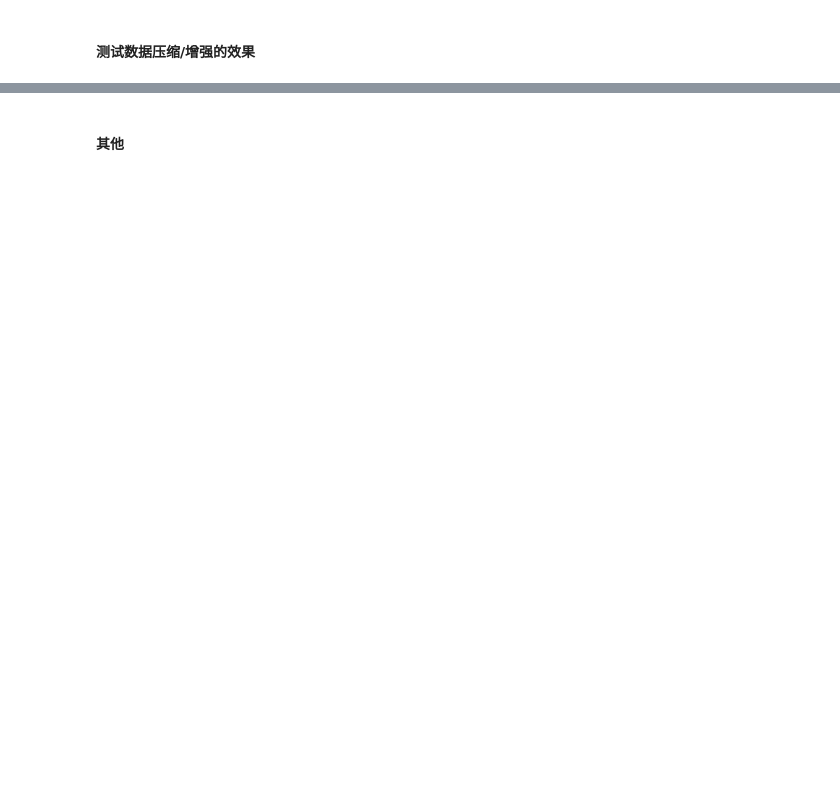
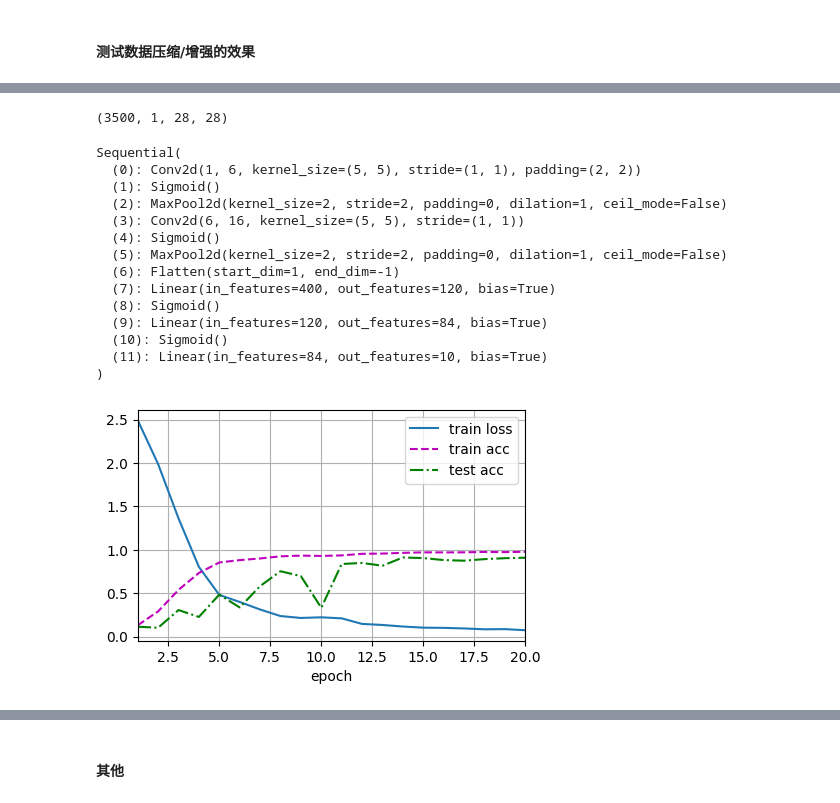
Before and after one commit to houhuawei23/geo-feature, a Jupyter notebook: hhw_code/main.ipynb, the cells around one changed output, grey strips where cells are left out. Drawn from its saved outputs; the diff is of its cells as text; code cells hidden in the pictures; blank space fills up the shorter version.

```diff
--- a/hhw_code/main.ipynb
+++ b/hhw_code/main.ipynb
@@ -103,6 +85,0 @@ with open(geo_feature_path, 'wb') as f:
-# %%
-# read from file
-with open(geo_feature_path, 'rb') as f:
-    each_class_feature = pickle.load(f)
-    egr_scope = pickle.load(f)
-    uhop_scope = pickle.load(f)
@@ -142,7 +87,10 @@ class_uhop
 #### 数据压缩/增强
 # %%
 # 获取 egr, uhop 阈值
-egr_threshold = (egr_scope[0] + egr_scope[1]) / 2.0
-uhop_threshold = (uhop_scope[0] + uhop_scope[1]) / 2.0
+# egr_threshold = (egr_scope[0] + egr_scope[1]) / 2.0
+# uhop_threshold = (uhop_scope[0] + uhop_scope[1]) / 2.0
 
-rate = 0.1
+rate = 0.3
+egr_threshold = egr_scope[1] - (egr_scope[1] - egr_scope[0]) * rate
+uhop_threshold = uhop_scope[1] - (uhop_scope[1] - uhop_scope[0]) * rate
+egr_threshold, uhop_threshold
@@ -149,5 +99,5 @@ rate = 0.1
 # %%
-s_res_dataset, s_removed_dataset = dataset_compress(classified_dataset = classified_dataset,
+res_data_dict, removed_data_dict = dataset_compress(classified_dataset = classified_dataset,
                                                     each_class_feature = each_class_feature,
                                                     rate = rate,
                                                     egr_threshold = egr_threshold,
@@ -214,0 +107,10 @@ res_lenet = network.LeNet
+# %%
+import torch.utils.data as torch_data
+res_train_X = np.concatenate([res_data_dict[label] for label in res_data_dict.keys()]).reshape(-1, 1, 28, 28).astype(np.float32)
+res_train_y = np.concatenate([np.ones(res_data_dict[label].shape[0]) * label for label in res_data_dict.keys()]).astype(np.int64)
+res_train_dataset = torch_data.TensorDataset(torch.from_numpy(res_train_X), torch.from_numpy(res_train_y))
+
+batch_size = 64
+
+res_train_iter = torch_data.DataLoader(res_train_dataset, batch_size=batch_size, shuffle=True)
+mnist_test_iter = torch_data.DataLoader(mnist_testset, batch_size=batch_size, shuffle=False)
@@ -214,0 +128,35 @@ res_lenet = network.LeNet
+# %%
+# for X, y in res_train_iter:
+#     print("res_iter", X.shape, y.shape)
+#     print(f"type: X: {X.dtype}, y: {y.dtype}")
+#     break
+# for X, y in mnist_test_iter:
+#     print("test_iter", X.shape, y.shape)
+#     print(f"type: X: {X.dtype}, y: {y.dtype}")
+#     break
+bench_data_arr.shape
+# %% [output]
+(3500, 1, 28, 28)
+# %%
+from network import LeNet, train
+lr, num_epochs = 0.9, 20
+
+# 在小数据上压缩后训练 (train_size * (1-rate))
+net = LeNet
+train(net, res_train_iter, mnist_test_iter, num_epochs, lr, device = utils.try_gpu())
+# %% [output]
+Sequential(
+  (0): Conv2d(1, 6, kernel_size=(5, 5), stride=(1, 1), padding=(2, 2))
+  (1): Sigmoid()
+  (2): MaxPool2d(kernel_size=2, stride=2, padding=0, dilation=1, ceil_mode=False)
+  (3): Conv2d(6, 16, kernel_size=(5, 5), stride=(1, 1))
+  (4): Sigmoid()
+  (5): MaxPool2d(kernel_size=2, stride=2, padding=0, dilation=1, ceil_mode=False)
+  (6): Flatten(start_dim=1, end_dim=-1)
+  (7): Linear(in_features=400, out_features=120, bias=True)
+  (8): Sigmoid()
+  (9): Linear(in_features=120, out_features=84, bias=True)
+  (10): Sigmoid()
+  (11): Linear(in_features=84, out_features=10, bias=True)
+)
+[figure, added]
```
Also changed, not shown: parts of 36 cells of this notebook, 9 other files.
